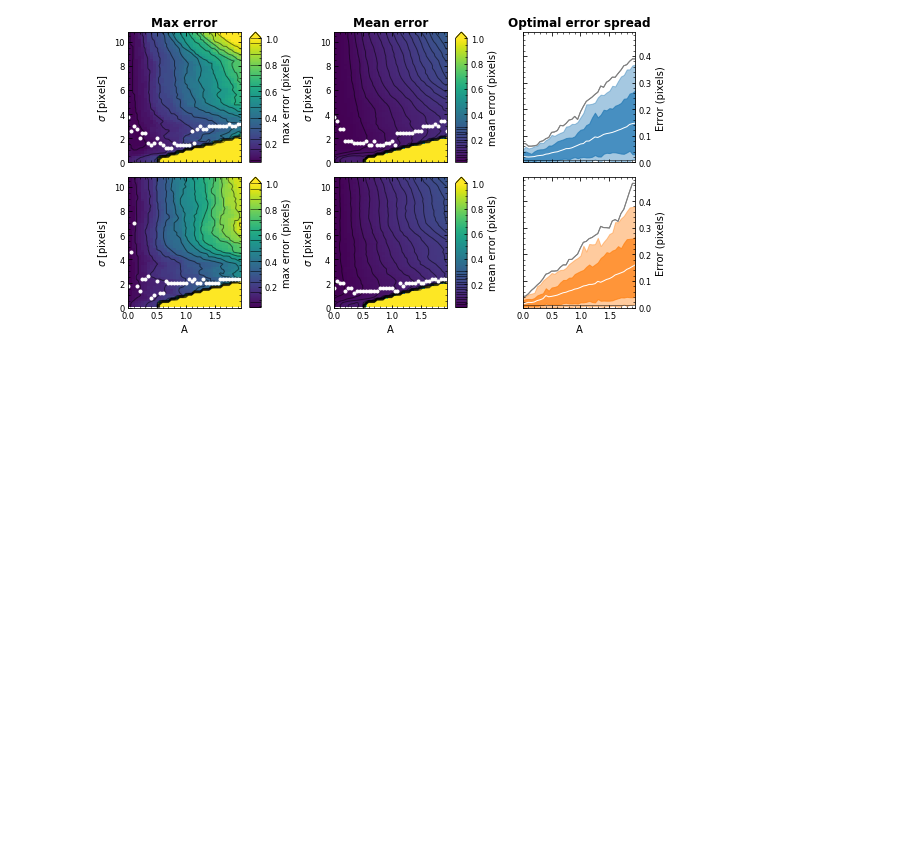
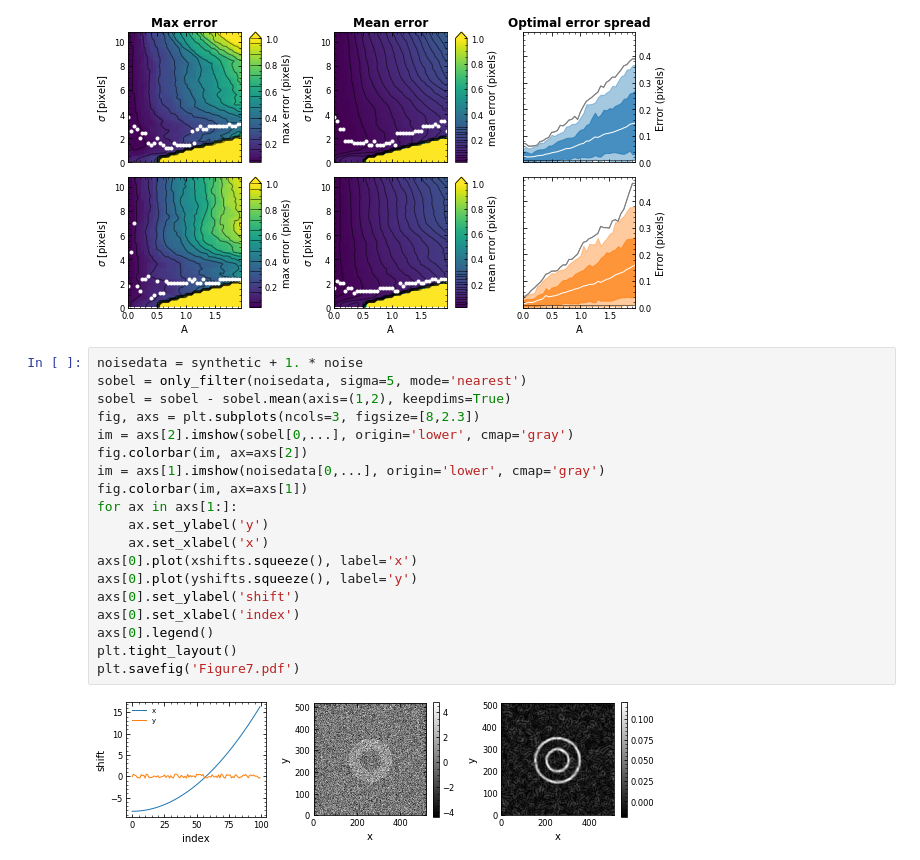
Before and after one commit to TAdeJong/LEEM-analysis, a Jupyter notebook: 4 - Accuracy testing.ipynb, the cells around one changed output. Cells and saved outputs as stored; diff of their text form; blank space fills up the shorter version.

Commit message:
Add missing generation of Figure from paper

```diff
--- a/4 - Accuracy testing.ipynb
+++ b/4 - Accuracy testing.ipynb
@@ -233,3 +229,24 @@ The verbose.fileo rcparam was deprecated in Matplotlib 3.1 and will be removed i
 The verbose.level rcparam was deprecated in Matplotlib 3.1 and will be removed in 3.3.
   self[key] = other[key]
 [figure]
+# %%
+noisedata = synthetic + 1. * noise
+sobel = only_filter(noisedata, sigma=5, mode='nearest')
+sobel = sobel - sobel.mean(axis=(1,2), keepdims=True)
+fig, axs = plt.subplots(ncols=3, figsize=[8,2.3])
+im = axs[2].imshow(sobel[0,...], origin='lower', cmap='gray')
+fig.colorbar(im, ax=axs[2])
+im = axs[1].imshow(noisedata[0,...], origin='lower', cmap='gray')
+fig.colorbar(im, ax=axs[1])
+for ax in axs[1:]:
+    ax.set_ylabel('y')
+    ax.set_xlabel('x')
+axs[0].plot(xshifts.squeeze(), label='x')
+axs[0].plot(yshifts.squeeze(), label='y')
+axs[0].set_ylabel('shift')
+axs[0].set_xlabel('index')
+axs[0].legend()
+plt.tight_layout()
+plt.savefig('Figure7.pdf')
+# %% [output]
+[figure, added]
```
Also changed, not shown: parts of 1 cell of this notebook, 1 other file.
